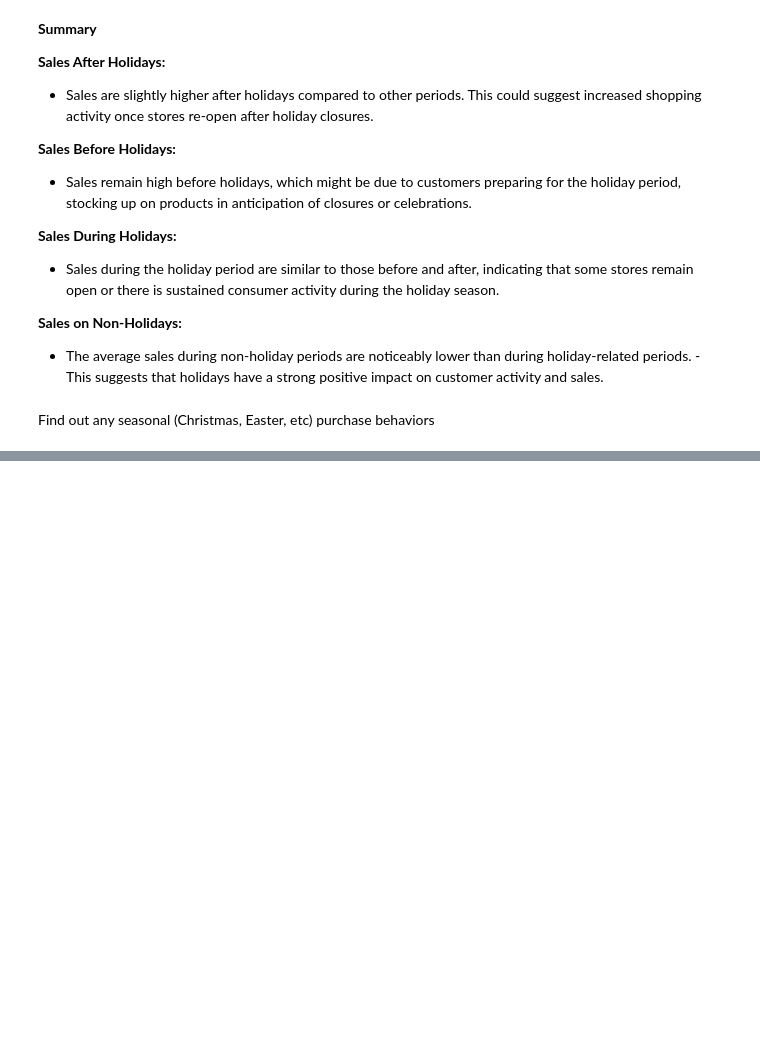
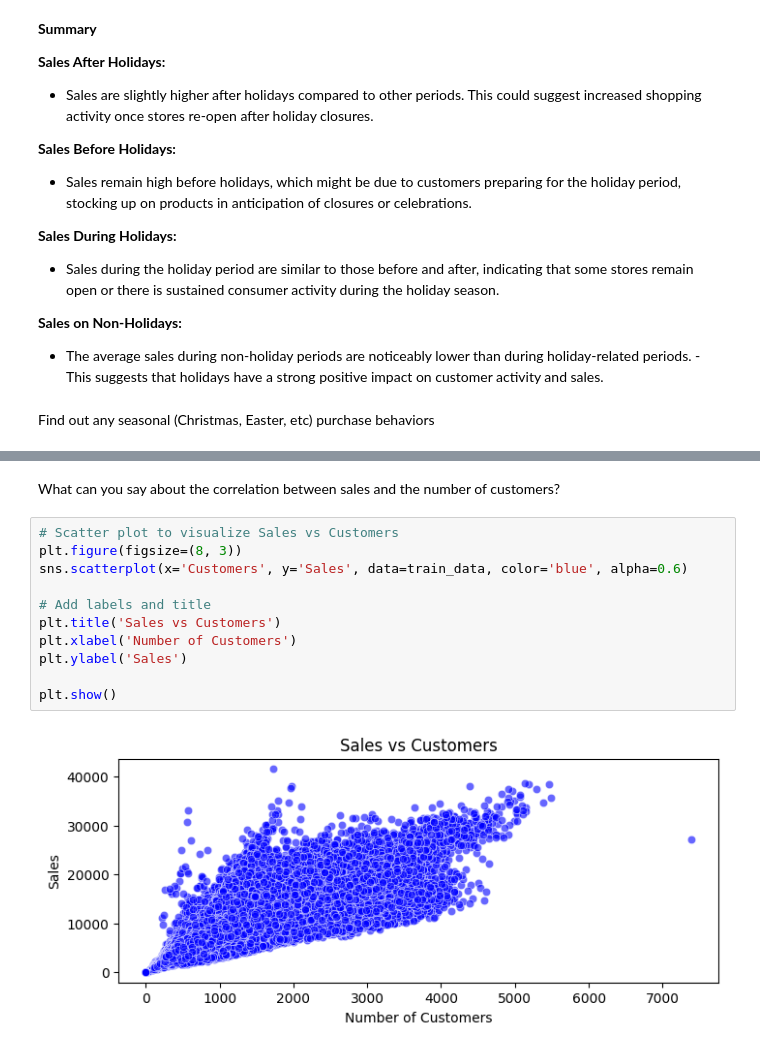
Before and after one commit to epythonlab/rossmann-pharma-sales-prediction, a Jupyter notebook: notebooks/exploratory_analysis.ipynb, the cells around one changed output, grey strips where cells are left out. Cells and saved outputs as stored; diff of their text form; blank space fills up the shorter version.

```diff
--- a/notebooks/rossman_store_sales_analysis.ipynb
+++ b/notebooks/exploratory_analysis.ipynb
@@ -329,0 +338,15 @@ vlry.seasonal_sales_behavior()
+# %% [markdown]
+What can you say about the correlation between sales and the number of customers?
+# %%
+# Scatter plot to visualize Sales vs Customers
+plt.figure(figsize=(8, 3))
+sns.scatterplot(x='Customers', y='Sales', data=train_data, color='blue', alpha=0.6)
+
+# Add labels and title
+plt.title('Sales vs Customers')
+plt.xlabel('Number of Customers')
+plt.ylabel('Sales')
+
+plt.show()
+# %% [output]
+[figure, added]
```
Also changed, not shown: parts of 3 cells of this notebook, 1 other file.
